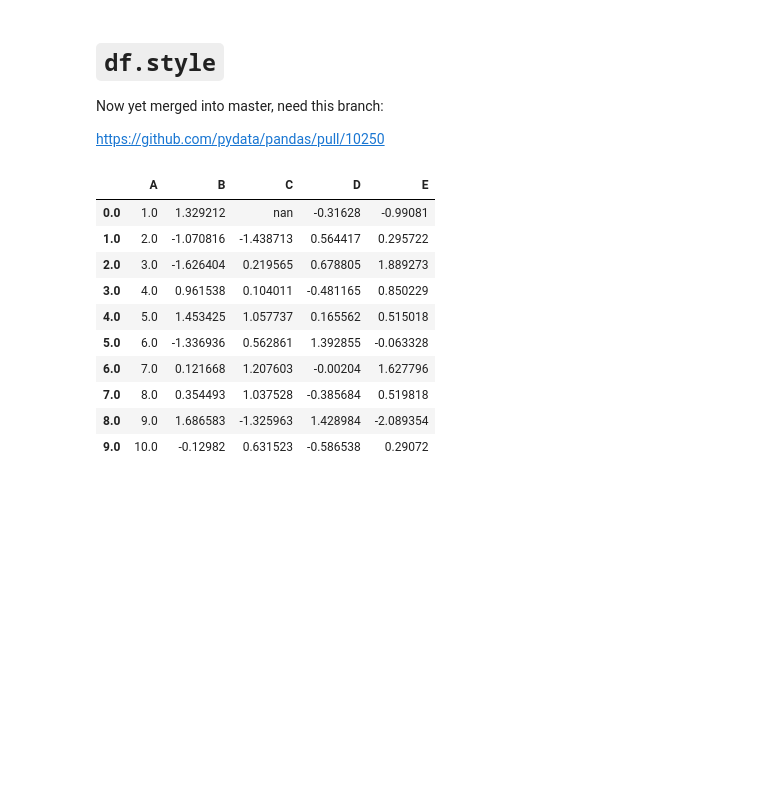
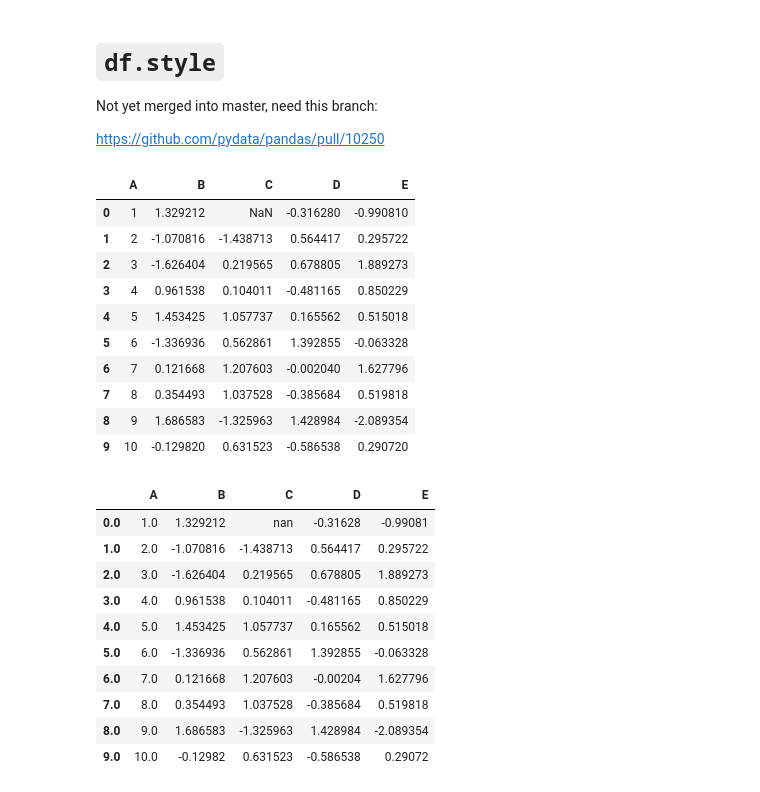
Before and after one commit to jreback/PyDataNYC2015, a Jupyter notebook: whats-new-in-pandas/style.ipynb, the cells around one changed output. Cells and saved outputs as stored; diff of their text form; code cells hidden in the pictures; blank space fills up the shorter version.

```diff
--- a/whats-new-in-pandas/style.ipynb
+++ b/whats-new-in-pandas/style.ipynb
@@ -1,7 +1,7 @@
 # %% [markdown]
 # `df.style`
 
-Now yet merged into master, need this branch:
+Not yet merged into master, need this branch:
 
 https://github.com/pydata/pandas/pull/10250
 # %%
@@ -13,6 +13,20 @@ df = pd.DataFrame({'A': np.linspace(1, 10, 10)})
 df = pd.concat([df, pd.DataFrame(np.random.randn(10, 4), columns=list('BCDE'))],
                axis=1)
 df.iloc[0, 2] = np.nan
+# %%
+df
+# %% [output]
+|  | A | B | C | D | E |
+| 0 | 1 | 1.329212 | NaN | -0.316280 | -0.990810 |
+| 1 | 2 | -1.070816 | -1.438713 | 0.564417 | 0.295722 |
+| 2 | 3 | -1.626404 | 0.219565 | 0.678805 | 1.889273 |
+| 3 | 4 | 0.961538 | 0.104011 | -0.481165 | 0.850229 |
+| 4 | 5 | 1.453425 | 1.057737 | 0.165562 | 0.515018 |
+| 5 | 6 | -1.336936 | 0.562861 | 1.392855 | -0.063328 |
+| 6 | 7 | 0.121668 | 1.207603 | -0.002040 | 1.627796 |
+| 7 | 8 | 0.354493 | 1.037528 | -0.385684 | 0.519818 |
+| 8 | 9 | 1.686583 | -1.325963 | 1.428984 | -2.089354 |
+| 9 | 10 | -0.129820 | 0.631523 | -0.586538 | 0.290720 |
 # %%
 df.style
 # %% [output]
```
Also changed, not shown: parts of 3 cells of this notebook, 6 other files.
